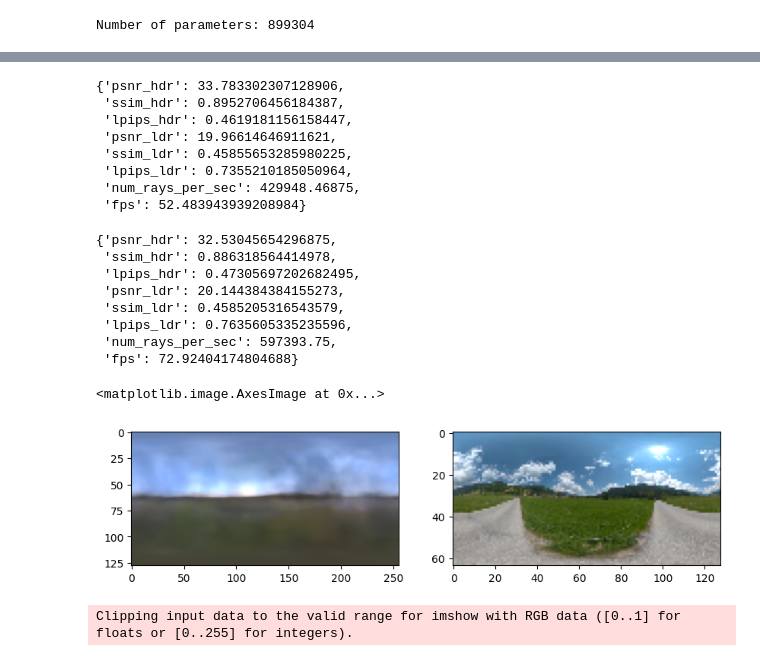
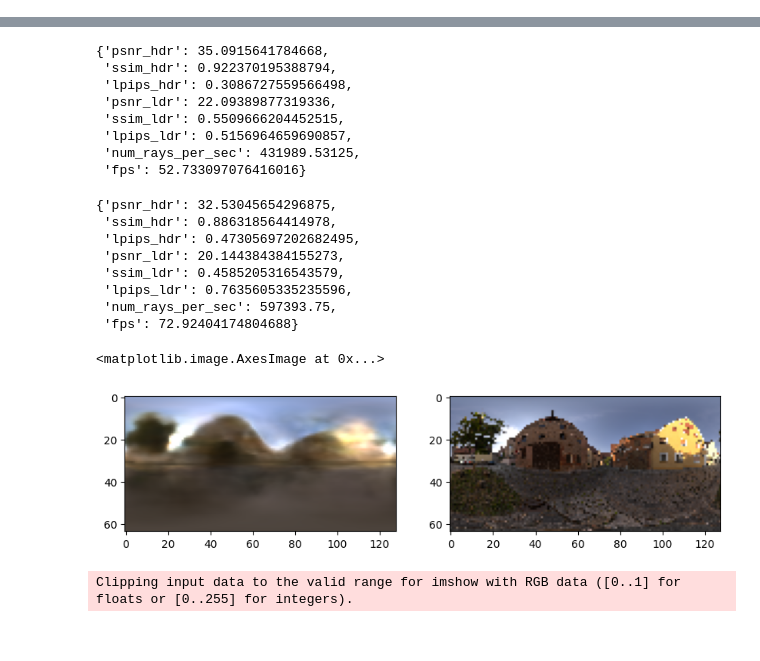
Before and after one commit to JADGardner/ns_reni, a Jupyter notebook: notebooks/reni_tests.ipynb, the cells around one changed output, grey strips where cells are left out. Drawn from its saved outputs; the diff is of its cells as text; code cells hidden in the pictures.

Commit message:
generating figures

```diff
--- a/notebooks/reni_tests.ipynb
+++ b/notebooks/reni_tests.ipynb
@@ -99,7 +99,7 @@ def load_model(load_dir: Path, load_step: Optional[int] = None):
     return pipeline, datamanager, model
 
 
-pipeline, datamanager, model = load_model(Path('/workspace/outputs/reni/old_reni_models/latent_dim_49'))
+pipeline, datamanager, model = load_model(Path('/workspace/outputs/reni/reni_plus_plus_models/latent_dim_100'))
 # pipeline, datamanager, model = load_model(Path('/workspace/outputs/reni/reni/2023-09-18_104030'))
 
 print('Model loaded')
@@ -125,8 +120,3 @@ Number of parameters: 899304
-# %%
-# print number of parameters
-print(f'Number of parameters: {sum(p.numel() for p in model.parameters() if p.requires_grad)}')
-# %% [output]
-Number of parameters: 899304
 # %%
 metrics_dict = pipeline.get_average_eval_image_metrics(optimise_latents=False)
 # %% [output]
@@ -142,14 +132,14 @@ release, it will be required to pass the indexing argument. (Triggered internall
 # %%
 metrics_dict
 # %% [output]
-{'psnr_hdr': 33.783302307128906,
- 'ssim_hdr': 0.8952706456184387,
- 'lpips_hdr': 0.4619181156158447,
- 'psnr_ldr': 19.96614646911621,
- 'ssim_ldr': 0.45855653285980225,
- 'lpips_ldr': 0.7355210185050964,
- 'num_rays_per_sec': 429948.46875,
- 'fps': 52.483943939208984}
+{'psnr_hdr': 35.0915641784668,
+ 'ssim_hdr': 0.922370195388794,
+ 'lpips_hdr': 0.3086727559566498,
+ 'psnr_ldr': 22.09389877319336,
+ 'ssim_ldr': 0.5509666204452515,
+ 'lpips_ldr': 0.5156964659690857,
+ 'num_rays_per_sec': 431989.53125,
+ 'fps': 52.733097076416016}
 # %%
 metrics_dict
 # %% [output]
@@ -167,11 +157,11 @@ project_root = find_nerfstudio_project_root(Path(os.getcwd()))
 os.chdir(project_root)
 # %%
 model.eval()
-idx, ray_bundle, batch = datamanager.next_eval_image(0)
+idx, ray_bundle, batch = datamanager.next_eval_image(8)
 H, W = model.metadata["image_height"], model.metadata["image_width"]
 
 # High res image:
-H = 128
+H = 64
 W = H * 2
 cx = torch.tensor(W // 2, dtype=torch.float32).repeat(1)
 cy = torch.tensor(H // 2, dtype=torch.float32).repeat(1)
@@ -187,36 +177,49 @@ ray_bundle.camera_indices = torch.ones_like(ray_bundle.camera_indices) * idx
 
 batch['image'] = batch['image'].to(device)
 
+# we need ray_samples for the field
+if len(ray_bundle.directions.shape) == 3: # [2, num_rays, 3]
+    assert model.config.loss_inclusions['scale_inv_grad_loss']
+    assert ray_bundle.directions.shape[0] == 2
+    # then we are using the finite diff gradient matching loss
+    # and the ray_bundle is of shape [2, num_rays, 3]
+    # we the second half of the rays are just the directions rolled by 1
+    ray_samples = model.create_ray_samples(ray_bundle.origins[0], ray_bundle.directions[0], ray_bundle.camera_indices[0])
+else:
+    ray_samples = model.create_ray_samples(ray_bundle.origins, ray_bundle.directions, ray_bundle.camera_indices)
+
 if model.field.old_implementation:
     get_rotation = rot_y
 else:
     get_rotation = rot_z
 
 rotation = get_rotation(torch.tensor(np.deg2rad(0.0)).float())
 rotation = rotation.to(device)
 
-outputs = model.get_outputs_for_camera_ray_bundle(ray_bundle)
+# field_outputs = model.field.forward(ray_samples, rotation=rotation, latent_codes=torch.randn(1, model.field.latent_dim, 3).repeat(ray_samples.shape[0], 1, 1).to(device))
+# field_outputs = model.field.forward(ray_samples, rotation=rotation, latent_codes=torch.zeros(ray_samples.shape[0], model.field.latent_dim, 3).to(device))
+field_outputs = model.field.forward(ray_samples, rotation=None)
 
 outputs = {
     "rgb": field_outputs[RENIFieldHeadNames.RGB],
     "mu": field_outputs[RENIFieldHeadNames.MU],
     "log_var": field_outputs[RENIFieldHeadNames.LOG_VAR],
 }
 
 outputs['rgb'] = outputs['rgb'].reshape(H, W, 3)
 
 pred_img = model.field.unnormalise(outputs['rgb'])
 gt_img = model.field.unnormalise(batch['image'].reshape(model.metadata["image_height"], model.metadata["image_width"], 3))
 
 pred_img = linear_to_sRGB(pred_img, use_quantile=True)
 gt_img = linear_to_sRGB(gt_img, use_quantile=True)
 
 fig, ax = plt.subplots(1, 2, figsize=(10, 5))
 ax[0].imshow(pred_img.cpu().detach().numpy())
 ax[1].imshow(gt_img.cpu().detach().numpy())
 # %% [output]
 <matplotlib.image.AxesImage at 0x...>
-[figure, old version]
+[figure, new version]
 # %%
 import imageio
 image_filename = '/workspace/data/RENI_HDR/val/00001.exr'
```
Also changed, not shown: parts of 2 cells of this notebook, 6 other files.
